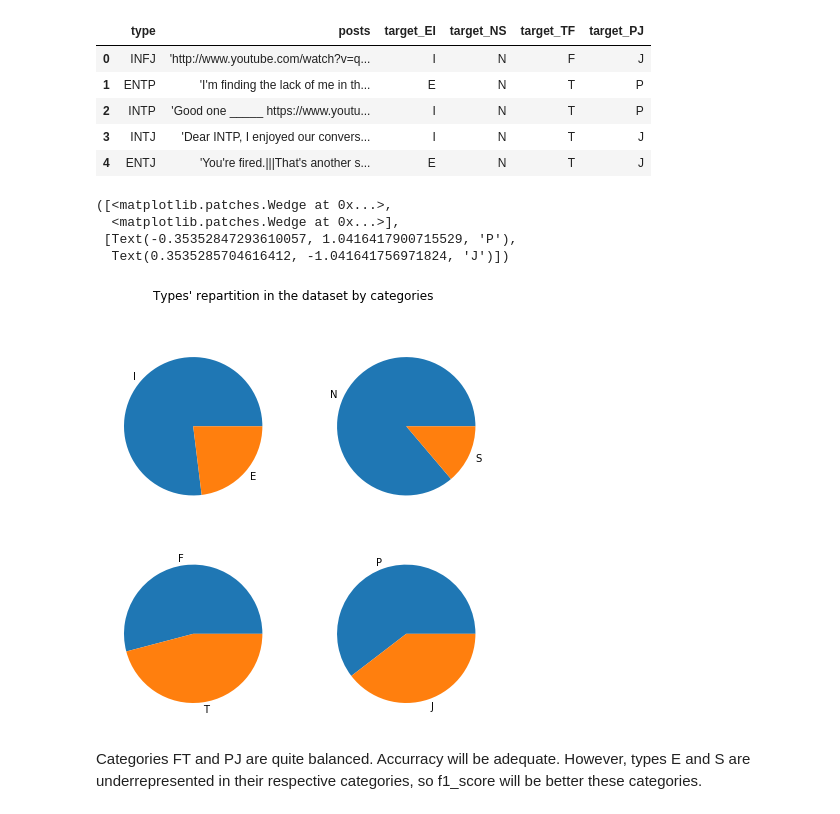
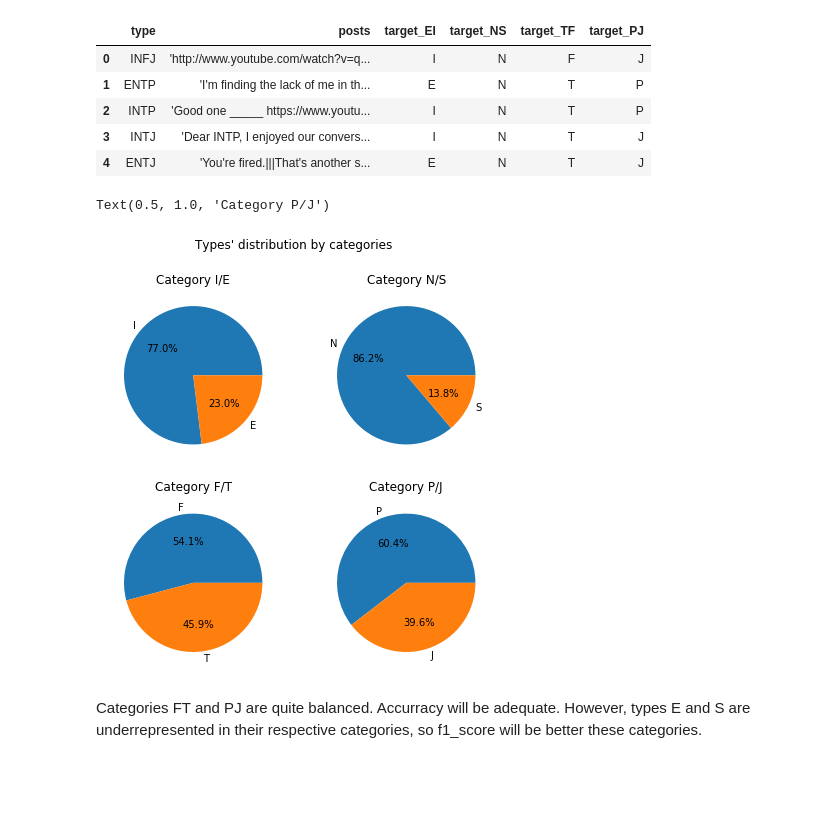
Before and after one commit to pmecchia/mbti_prediction, a Jupyter notebook: model improvement.ipynb, the cells around one changed output. Cells and saved outputs as stored; diff of their text form; code cells hidden in the pictures; blank space fills up the shorter version.

```diff
--- a/model improvement.ipynb
+++ b/model improvement.ipynb
@@ -67,17 +69,18 @@ y1.append(df["target_PJ"].value_counts()[0])
 y2.append(df["target_PJ"].value_counts()[1])
 # %%
 fig,ax = plt.subplots(2,2,figsize=(7,7))
-fig.suptitle("Types' repartition in the dataset by categories")
-ax[0, 0].pie([y1[0],y2[0]], labels = ['I', 'E'])
-ax[0, 1].pie([y1[1],y2[1]], labels = ['N', 'S'])
-ax[1, 0].pie([y1[2],y2[2]], labels = ['F', 'T'])
-ax[1, 1].pie([y1[3],y2[3]], labels = ['P', 'J'])
+fig.suptitle("Types' distributions by categories")
+ax[0, 0].pie([y1[0],y2[0]], labels = ['I', 'E'],autopct='%1.1f%%')
+ax[0, 0].set_title('Category I/E')
+ax[0, 1].pie([y1[1],y2[1]], labels = ['N', 'S'],autopct='%1.1f%%')
+ax[0, 1].set_title('Category N/S')
+ax[1, 0].pie([y1[2],y2[2]], labels = ['F', 'T'],autopct='%1.1f%%')
+ax[1, 0].set_title('Category F/T')
+ax[1, 1].pie([y1[3],y2[3]], labels = ['P', 'J'],autopct='%1.1f%%')
+ax[1, 1].set_title('Category P/J')
 # %% [output]
-([<matplotlib.patches.Wedge at 0x...>,
-  <matplotlib.patches.Wedge at 0x...>],
- [Text(-0.35352847293610057, 1.0416417900715529, 'P'),
-  Text(0.3535285704616412, -1.041641756971824, 'J')])
+Text(0.5, 1.0, 'Category P/J')
-[figure, old version]
+[figure, new version]
 # %% [markdown]
 Categories FT and PJ are quite balanced. Accurracy will be adequate.
 However, types E and S are underrepresented in their respective categories, so f1_score will be better these categories.
```
Also changed, not shown: parts of 15 cells of this notebook.
